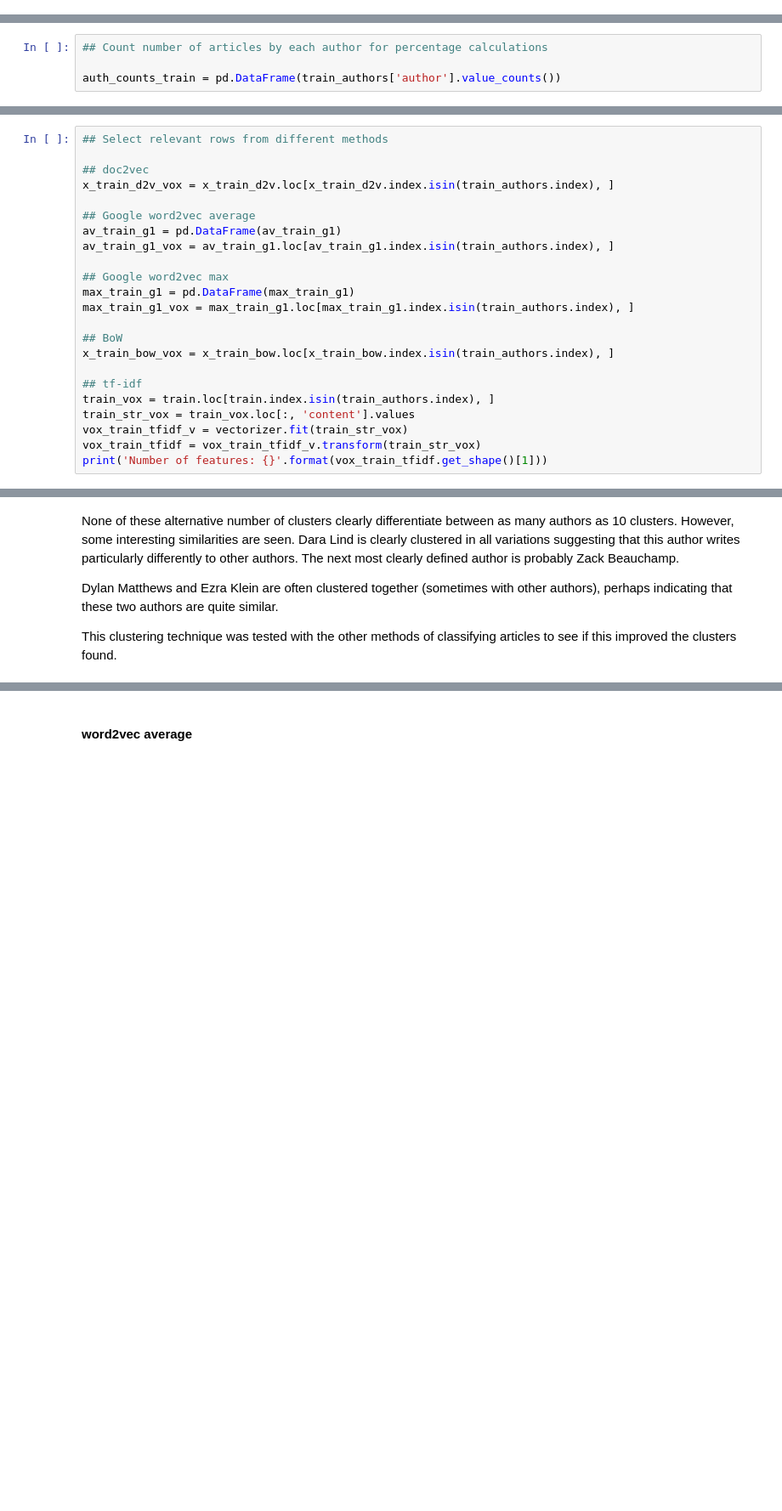
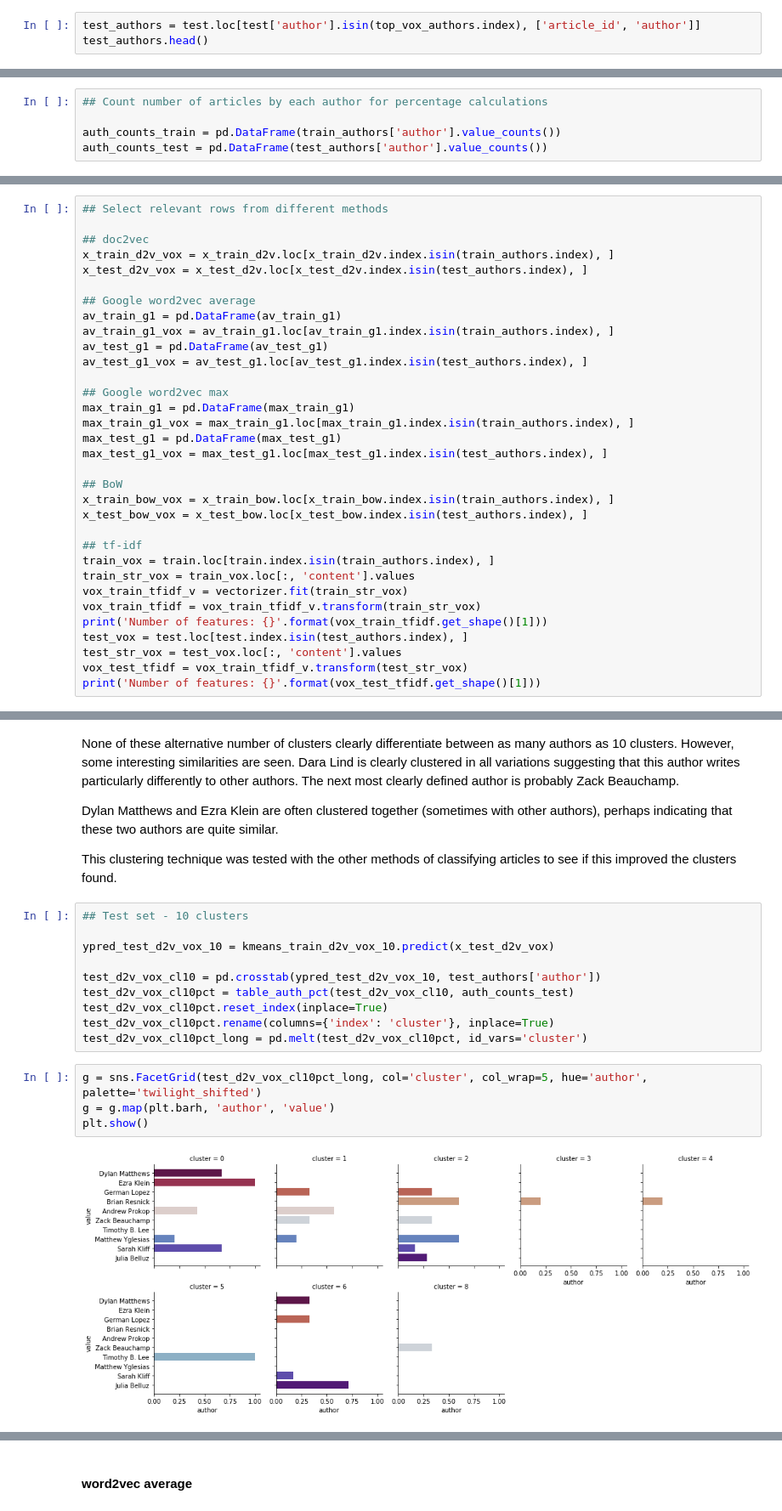
Before and after one commit to SmellsLikeCake/classifying-news-articles, a Jupyter notebook: classifying-the-news.ipynb, the cells around one changed output, grey strips where cells are left out. Shown at 85% size. Cells and saved outputs as stored; diff of their text form; blank space fills up the shorter version.

```diff
--- a/classifying-the-news.ipynb
+++ b/classifying-the-news.ipynb
@@ -697,3 +730,6 @@ train_authors.head()
 | 166 | 8778 | Matthew Yglesias |
 | 306 | 8618 | Matthew Yglesias |
 | 395 | 8629 | Matthew Yglesias |
+# %%
+test_authors = test.loc[test['author'].isin(top_vox_authors.index), ['article_id', 'author']]
+test_authors.head()
@@ -701,6 +744,7 @@ train_authors.head()
 ## Count number of articles by each author for percentage calculations
 
 auth_counts_train = pd.DataFrame(train_authors['author'].value_counts())
+auth_counts_test = pd.DataFrame(test_authors['author'].value_counts())
 # %%
 ## Formula to convert results into percentages within each cluster
 
@@ -715,17 +759,23 @@ def table_auth_pct(df, totals):
 
 ## doc2vec
 x_train_d2v_vox = x_train_d2v.loc[x_train_d2v.index.isin(train_authors.index), ]
+x_test_d2v_vox = x_test_d2v.loc[x_test_d2v.index.isin(test_authors.index), ]
 
 ## Google word2vec average
 av_train_g1 = pd.DataFrame(av_train_g1)
 av_train_g1_vox = av_train_g1.loc[av_train_g1.index.isin(train_authors.index), ]
+av_test_g1 = pd.DataFrame(av_test_g1)
+av_test_g1_vox = av_test_g1.loc[av_test_g1.index.isin(test_authors.index), ]
 
 ## Google word2vec max
 max_train_g1 = pd.DataFrame(max_train_g1)
 max_train_g1_vox = max_train_g1.loc[max_train_g1.index.isin(train_authors.index), ]
+max_test_g1 = pd.DataFrame(max_test_g1)
+max_test_g1_vox = max_test_g1.loc[max_test_g1.index.isin(test_authors.index), ]
 
 ## BoW
 x_train_bow_vox = x_train_bow.loc[x_train_bow.index.isin(train_authors.index), ]
+x_test_bow_vox = x_test_bow.loc[x_test_bow.index.isin(test_authors.index), ]
 
 ## tf-idf
 train_vox = train.loc[train.index.isin(train_authors.index), ]
@@ -733,4 +783,8 @@ train_str_vox = train_vox.loc[:, 'content'].values
 vox_train_tfidf_v = vectorizer.fit(train_str_vox)
 vox_train_tfidf = vox_train_tfidf_v.transform(train_str_vox)
 print('Number of features: {}'.format(vox_train_tfidf.get_shape()[1]))
+test_vox = test.loc[test.index.isin(test_authors.index), ]
+test_str_vox = test_vox.loc[:, 'content'].values
+vox_test_tfidf = vox_train_tfidf_v.transform(test_str_vox)
+print('Number of features: {}'.format(vox_test_tfidf.get_shape()[1]))
 # %% [output]
@@ -875,3 +930,19 @@ None of these alternative number of clusters clearly differentiate between as ma
 Dylan Matthews and Ezra Klein are often clustered together (sometimes with other authors), perhaps indicating that these two authors are quite similar.
 
 This clustering technique was tested with the other methods of classifying articles to see if this improved the clusters found.
+# %%
+## Test set - 10 clusters
+
+ypred_test_d2v_vox_10 = kmeans_train_d2v_vox_10.predict(x_test_d2v_vox)
+
+test_d2v_vox_cl10 = pd.crosstab(ypred_test_d2v_vox_10, test_authors['author'])
+test_d2v_vox_cl10pct = table_auth_pct(test_d2v_vox_cl10, auth_counts_test)
+test_d2v_vox_cl10pct.reset_index(inplace=True)
+test_d2v_vox_cl10pct.rename(columns={'index': 'cluster'}, inplace=True)
+test_d2v_vox_cl10pct_long = pd.melt(test_d2v_vox_cl10pct, id_vars='cluster')
+# %%
+g = sns.FacetGrid(test_d2v_vox_cl10pct_long, col='cluster', col_wrap=5, hue='author', palette='twilight_shifted')
+g = g.map(plt.barh, 'author', 'value')
+plt.show()
+# %% [output]
+[figure, added]
```
Also changed, not shown: parts of 227 cells of this notebook.
